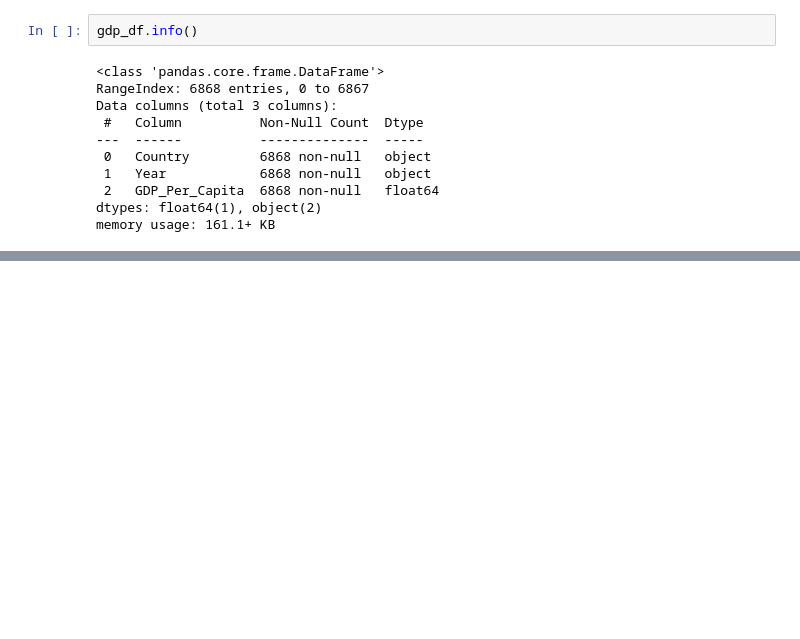
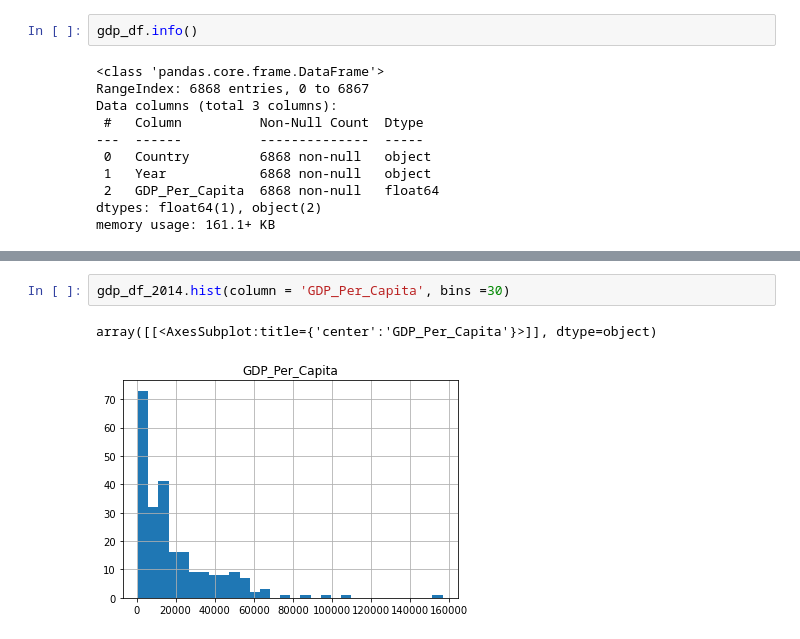
Before and after one commit to nss-data-science-cohort-5/un_exploration-ZhenyaC, a Jupyter notebook: notebooks/UN_Data_Exploration.ipynb, the cells around one changed output, grey strips where cells are left out. Drawn from its saved outputs; the diff is of its cells as text; blank space fills up the shorter version.

```diff
--- a/notebooks/UN_Data_Exploration.ipynb
+++ b/notebooks/UN_Data_Exploration.ipynb
@@ -135,0 +144,5 @@ gdp_df_2014 = gdp_df[gdp_df["Year"] == '2014-01-01']
+# %%
+gdp_df_2014.hist(column = 'GDP_Per_Capita', bins =30)
+# %% [output]
+array([[<AxesSubplot:title={'center':'GDP_Per_Capita'}>]], dtype=object)
+[figure, added]
```
Also changed, not shown: parts of 34 cells of this notebook.
